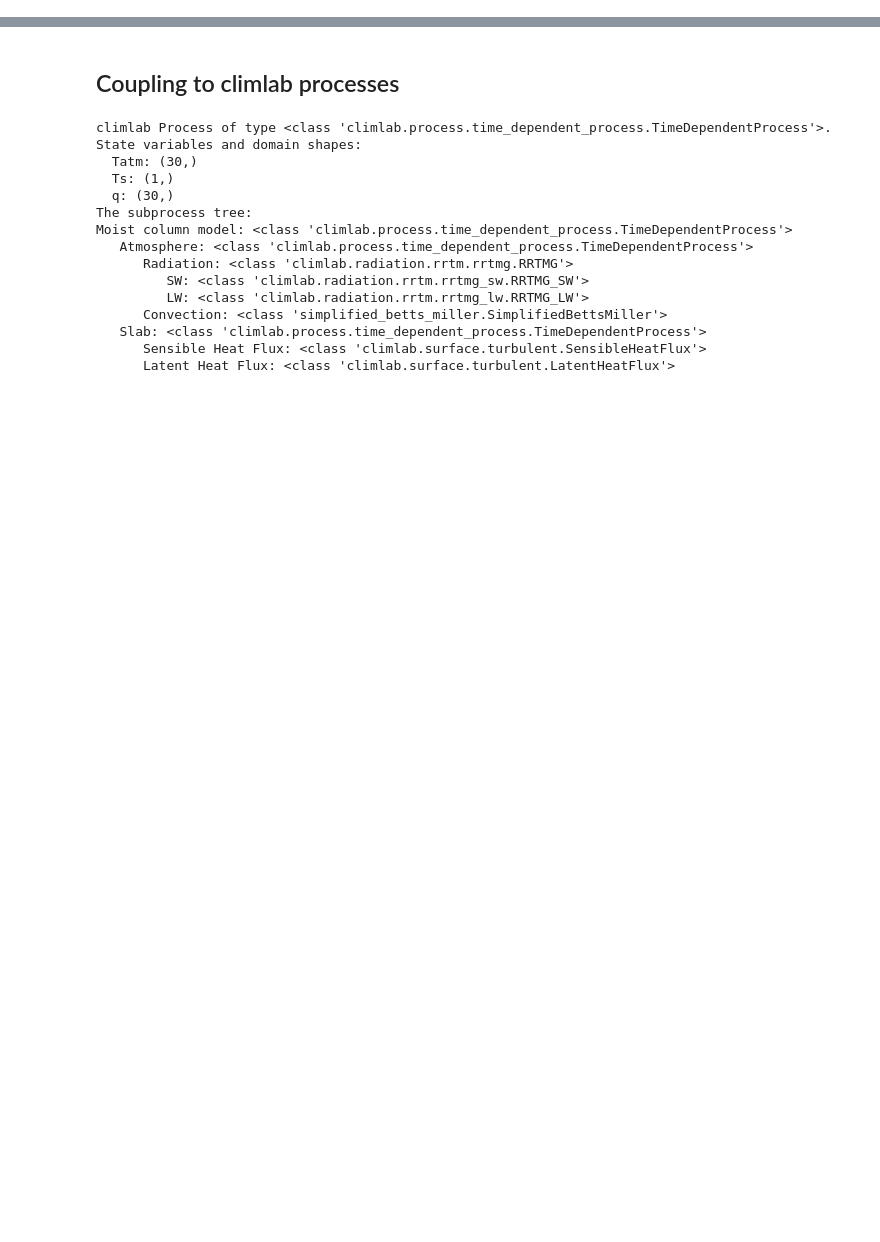
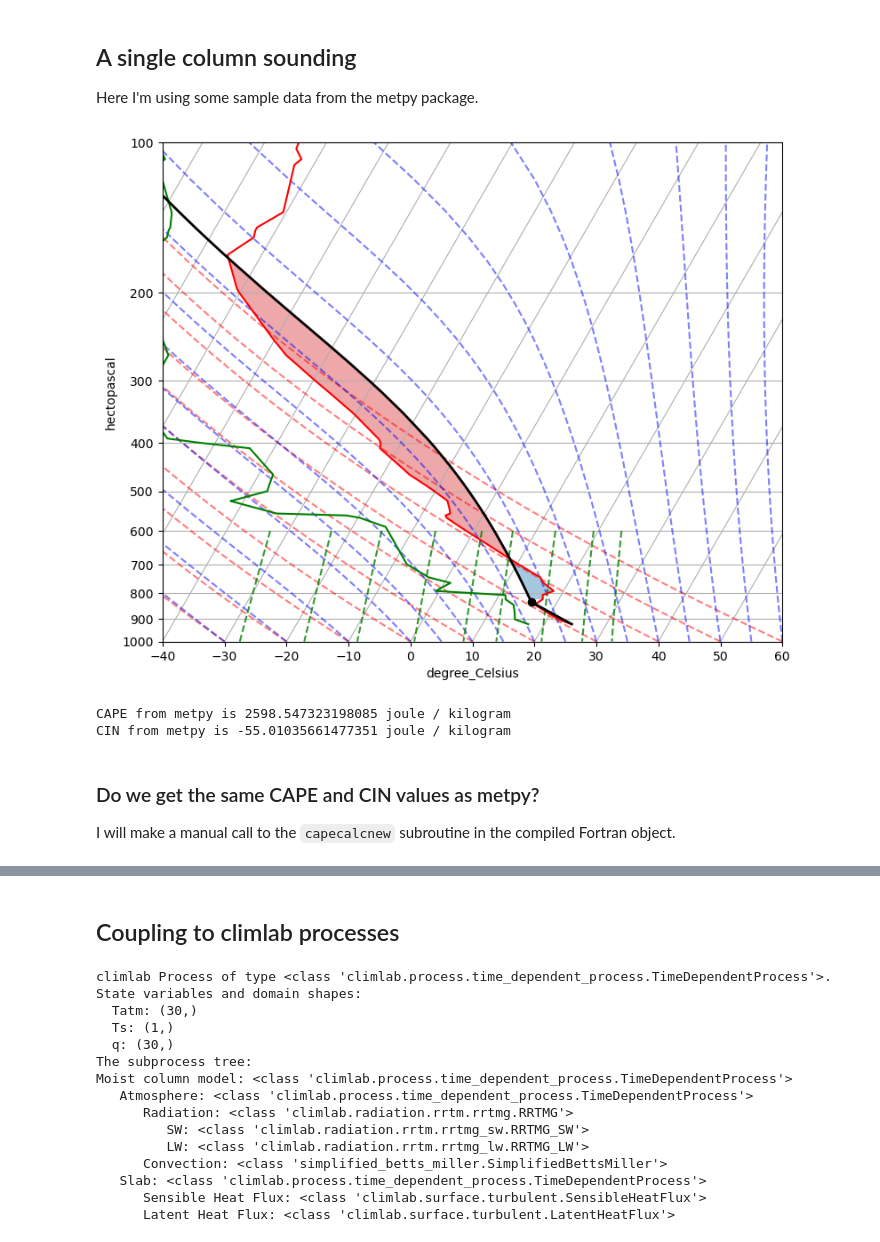
Before and after one commit to climlab/climlab-sbm-convection, a Jupyter notebook: Testing_Frierson_Convection.ipynb, the cells around one changed output, grey strips where cells are left out. Saved outputs shown, nothing was run; the diff lists cells and outputs as text; code cells hidden in the pictures; blank space fills up the shorter version.

```diff
--- a/Testing_Frierson_Convection.ipynb
+++ b/Testing_Frierson_Convection.ipynb
@@ -136,0 +56,4 @@ There is positive CAPE but no rain is generated here.
+# %% [markdown]
+## A single column sounding
+
+Here I'm using some sample data from the metpy package.
@@ -136,0 +77,57 @@ There is positive CAPE but no rain is generated here.
+# %%
+# We will pull the data out of the example dataset into individual variables and
+# assign units.
+
+p = df['pressure'].values * units.hPa
+T = df['temperature'].values * units.degC
+Td = df['dewpoint'].values * units.degC
+wind_speed = df['speed'].values * units.knots
+wind_dir = df['direction'].values * units.degrees
+u, v = mpcalc.wind_components(wind_speed, wind_dir)
+# %%
+# Calculate the LCL
+lcl_pressure, lcl_temperature = mpcalc.lcl(p[0], T[0], Td[0])
+# Calculate the parcel profile.
+parcel_prof = mpcalc.parcel_profile(p, T[0], Td[0]).to('degC')
+# %%
+# Create a new figure. The dimensions here give a good aspect ratio
+fig = plt.figure(figsize=(9, 9))
+skew = SkewT(fig, rotation=30)
+
+# Plot the data using normal plotting functions, in this case using
+# log scaling in Y, as dictated by the typical meteorological plot
+skew.plot(p, T, 'r')
+skew.plot(p, Td, 'g')
+skew.ax.set_ylim(1000, 100)
+skew.ax.set_xlim(-40, 60)
+
+# Plot LCL temperature as black dot
+skew.plot(lcl_pressure, lcl_temperature, 'ko', markerfacecolor='black')
+
+# Plot the parcel profile as a black line
+skew.plot(p, parcel_prof, 'k', linewidth=2)
+
+# Shade areas of CAPE and CIN
+skew.shade_cin(p, T, parcel_prof, Td)
+skew.shade_cape(p, T, parcel_prof)
+
+# Add the relevant special lines
+skew.plot_dry_adiabats()
+skew.plot_moist_adiabats()
+skew.plot_mixing_lines()
+
+# Show the plot
+plt.show()
+# %% [output]
+[figure, added]
+# %%
+cape_metpy, cin_metpy = mpcalc.cape_cin(p, T, Td, parcel_prof)
+print("CAPE from metpy is {}".format(cape_metpy))
+print("CIN from metpy is {}".format(cin_metpy))
+# %% [output]
+CAPE from metpy is 2598.547323198085 joule / kilogram
+CIN from metpy is -55.01035661477351 joule / kilogram
+# %% [markdown]
+### Do we get the same CAPE and CIN values as metpy?
+
+I will make a manual call to the `capecalcnew` subroutine in the compiled Fortran object.
```
Also changed, not shown: parts of 75 cells of this notebook, 1 other file.
